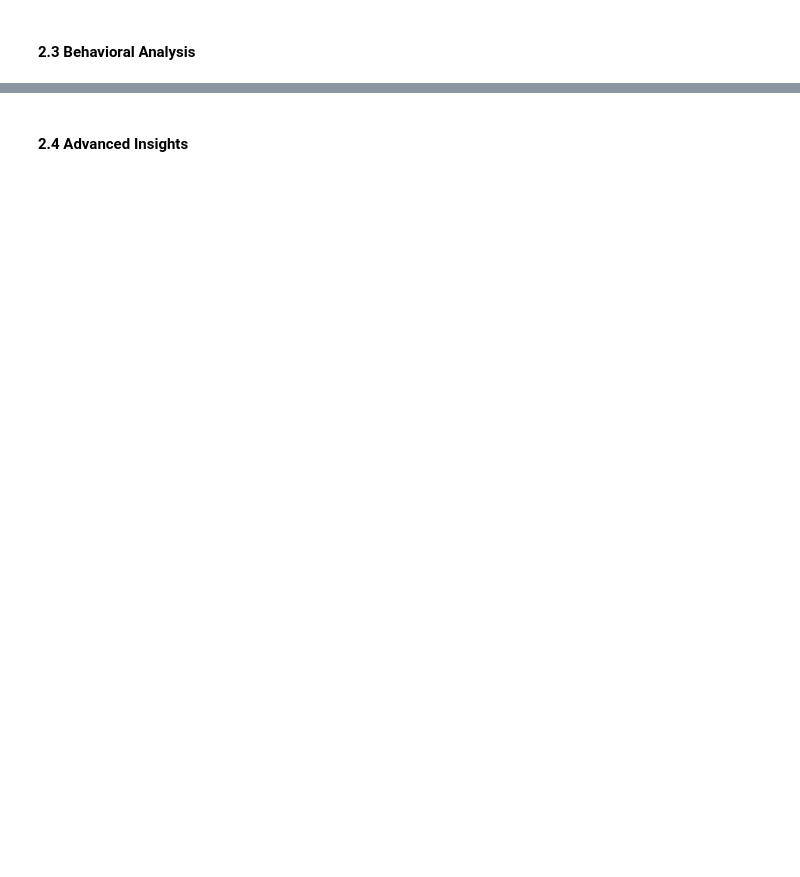
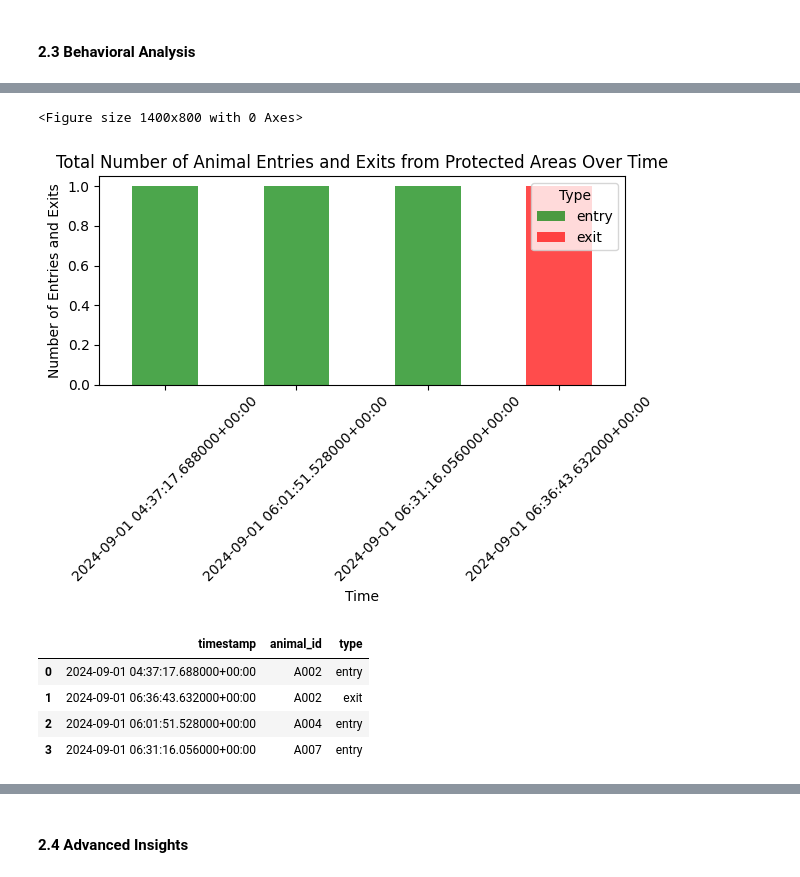
Before and after one commit to chichonnade/data-science-assessment, a Jupyter notebook: ML_Assessment_Notebook.ipynb, the cells around one changed output, grey strips where cells are left out. Cells and saved outputs as stored; diff of their text form; code cells hidden in the pictures; blank space fills up the shorter version.

```diff
--- a/ML_Assessment_Notebook.ipynb
+++ b/ML_Assessment_Notebook.ipynb
@@ -454,0 +552,61 @@ TypeError: Invalid comparison between dtype=datetime64[ns, UTC] and Timestamp
+# %%
+# Sort animal events by animal_id and timestamp to process chronologically
+animal_events_gdf_sorted = animal_events_gdf.sort_values(by=['animal_id', 'timestamp'])
+
+# Initialize a DataFrame to track entries and exits
+entries_exits_data = {
+    'timestamp': [],
+    'animal_id': [],
+    'type': []  # 'entry' or 'exit'
+}
+
+# Determine entries and exits for each animal
+for animal_id, group in animal_events_gdf_sorted.groupby('animal_id'):
+    inside_protected_area = False  # Track whether the animal is inside a protected area
+
+    for idx, event in group.iterrows():
+        # Check if the current event is inside any protected area
+        is_inside = protected_areas_gdf.contains(event['geometry']).any()
+
+        if is_inside and not inside_protected_area:
+            # Entry detected
+            entries_exits_data['timestamp'].append(event['timestamp'])
+            entries_exits_data['animal_id'].append(animal_id)
+            entries_exits_data['type'].append('entry')
+            inside_protected_area = True
+
+        elif not is_inside and inside_protected_area:
+            # Exit detected
+            entries_exits_data['timestamp'].append(event['timestamp'])
+            entries_exits_data['animal_id'].append(animal_id)
+            entries_exits_data['type'].append('exit')
+            inside_protected_area = False
+
+# Convert the entries_exits_data to a DataFrame
+entries_exits_df = pd.DataFrame(entries_exits_data)
+
+# Calculate the total number of entries and exits over time
+entries_exits_count = entries_exits_df.groupby(['timestamp', 'type']).size().unstack(fill_value=0)
+entries_exits_count['total'] = entries_exits_count.sum(axis=1)
+
+# Plot the total number of entries and exits over time
+plt.figure(figsize=(14, 8))
+entries_exits_count[['entry', 'exit']].plot(kind='bar', stacked=True, color=['green', 'red'], alpha=0.7)
+plt.title('Total Number of Animal Entries and Exits from Protected Areas Over Time')
+plt.xlabel('Time')
+plt.ylabel('Number of Entries and Exits')
+plt.xticks(rotation=45)
+plt.legend(title='Type')
+plt.tight_layout()
+plt.show()
+
+# Display the total counts
+entries_exits_df.head()
+# %% [output]
+<Figure size 1400x800 with 0 Axes>
+[figure, added]
+|  | timestamp | animal_id | type |
+| 0 | 2024-09-01 04:37:17.688000+00:00 | A002 | entry |
+| 1 | 2024-09-01 06:36:43.632000+00:00 | A002 | exit |
+| 2 | 2024-09-01 06:01:51.528000+00:00 | A004 | entry |
+| 3 | 2024-09-01 06:31:16.056000+00:00 | A007 | entry |
```
Also changed, not shown: parts of 31 cells of this notebook.
